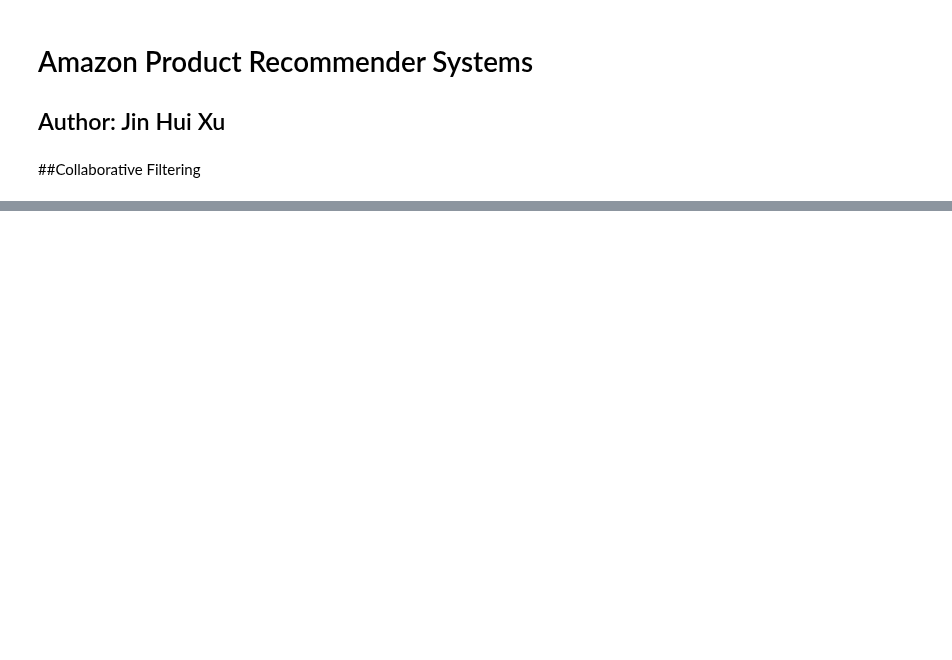
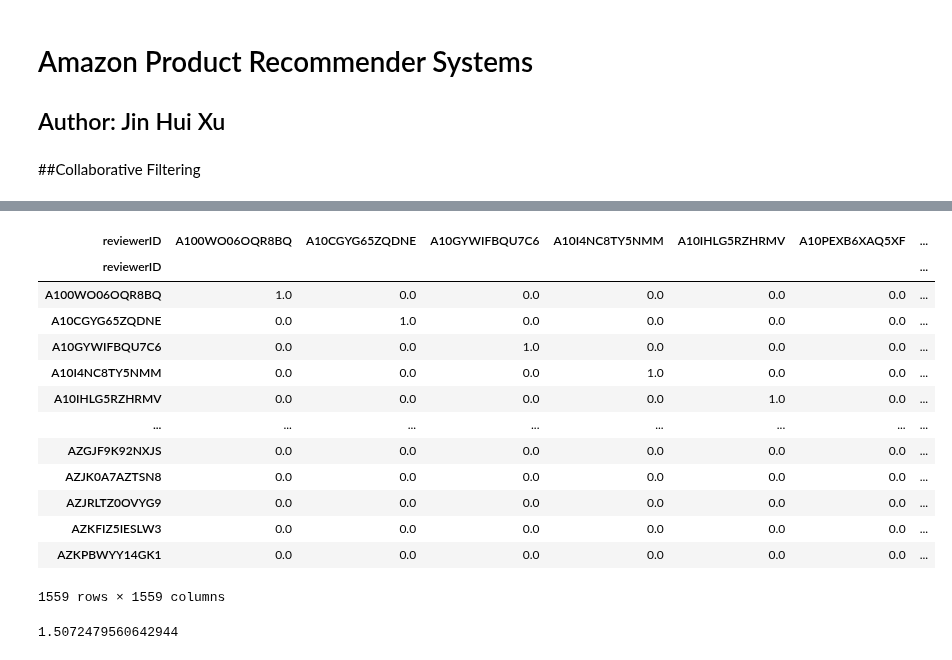
Before and after one commit to DATA-606-SPRING-2022/Jin_DATA606, a Jupyter notebook: ipynb/DATA606_Part2_CollaborativeRecommender.ipynb, the cells around one changed output, grey strips where cells are left out. Saved outputs shown, nothing was run; the diff lists cells and outputs as text; code cells hidden in the pictures; blank space fills up the shorter version.

```diff
--- a/ipynb/DATA606_Part2_CollaborativeRecommender.ipynb
+++ b/ipynb/DATA606_Part2_CollaborativeRecommender.ipynb
@@ -106,0 +190,22 @@ X_train, X_test, y_train, y_test = train_test_split(X, y, test_size = 0.5, strat
+# %%
+#Compute the cosine similarity matrix using the dummy ratings matrix
+cosine_sim = cosine_similarity(r_matrix_dummy, r_matrix_dummy)
+# %%
+cosine_sim = pd.DataFrame(cosine_sim, index=r_matrix.index, columns=r_matrix.index)
+
+cosine_sim
+# %% [output]
+| reviewerID | A100WO06OQR8BQ | A10CGYG65ZQDNE | A10GYWIFBQU7C6 | A10I4NC8TY5NMM | A10IHLG5RZHRMV | A10PEXB6XAQ5XF | ... |
+| reviewerID |  |  |  |  |  |  | ... |
+| A100WO06OQR8BQ | 1.0 | 0.0 | 0.0 | 0.0 | 0.0 | 0.0 | ... |
+| A10CGYG65ZQDNE | 0.0 | 1.0 | 0.0 | 0.0 | 0.0 | 0.0 | ... |
+| A10GYWIFBQU7C6 | 0.0 | 0.0 | 1.0 | 0.0 | 0.0 | 0.0 | ... |
+| A10I4NC8TY5NMM | 0.0 | 0.0 | 0.0 | 1.0 | 0.0 | 0.0 | ... |
+| A10IHLG5RZHRMV | 0.0 | 0.0 | 0.0 | 0.0 | 1.0 | 0.0 | ... |
+| ... | ... | ... | ... | ... | ... | ... | ... |
+| AZGJF9K92NXJS | 0.0 | 0.0 | 0.0 | 0.0 | 0.0 | 0.0 | ... |
+| AZJK0A7AZTSN8 | 0.0 | 0.0 | 0.0 | 0.0 | 0.0 | 0.0 | ... |
+| AZJRLTZ0OVYG9 | 0.0 | 0.0 | 0.0 | 0.0 | 0.0 | 0.0 | ... |
+| AZKFIZ5IESLW3 | 0.0 | 0.0 | 0.0 | 0.0 | 0.0 | 0.0 | ... |
+| AZKPBWYY14GK1 | 0.0 | 0.0 | 0.0 | 0.0 | 0.0 | 0.0 | ... |
+1559 rows × 1559 columns
@@ -106,0 +245,4 @@ X_train, X_test, y_train, y_test = train_test_split(X, y, test_size = 0.5, strat
+# %%
+score(cf_user_wmean)
+# %% [output]
+1.5072479560642944
```
Also changed, not shown: parts of 24 cells of this notebook.
